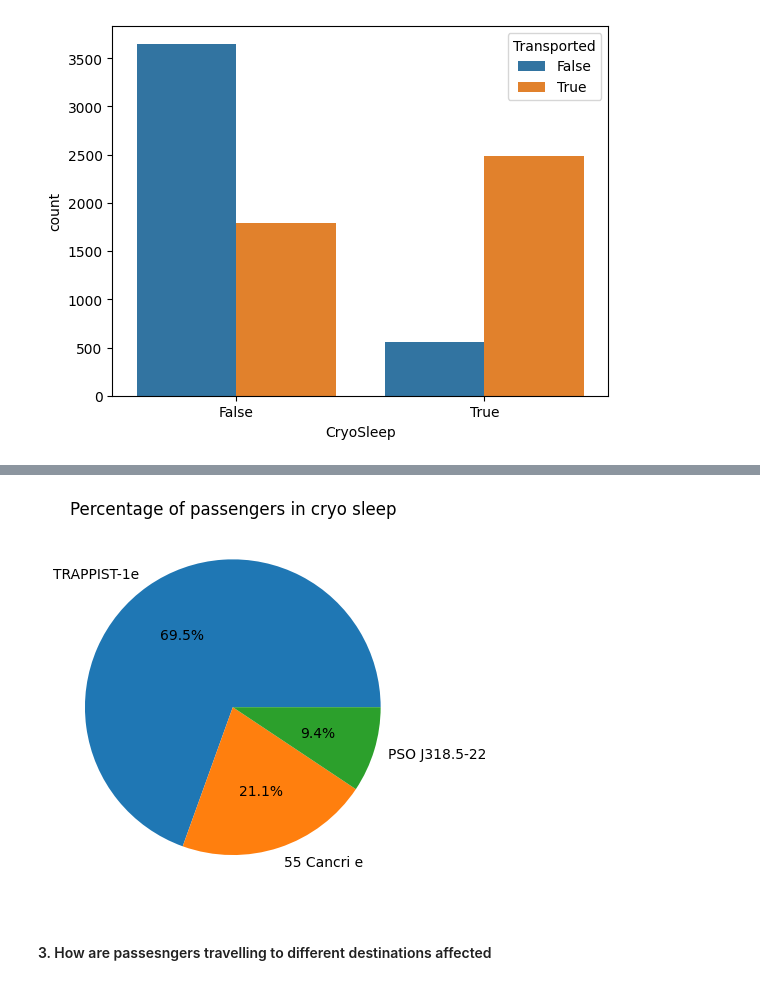
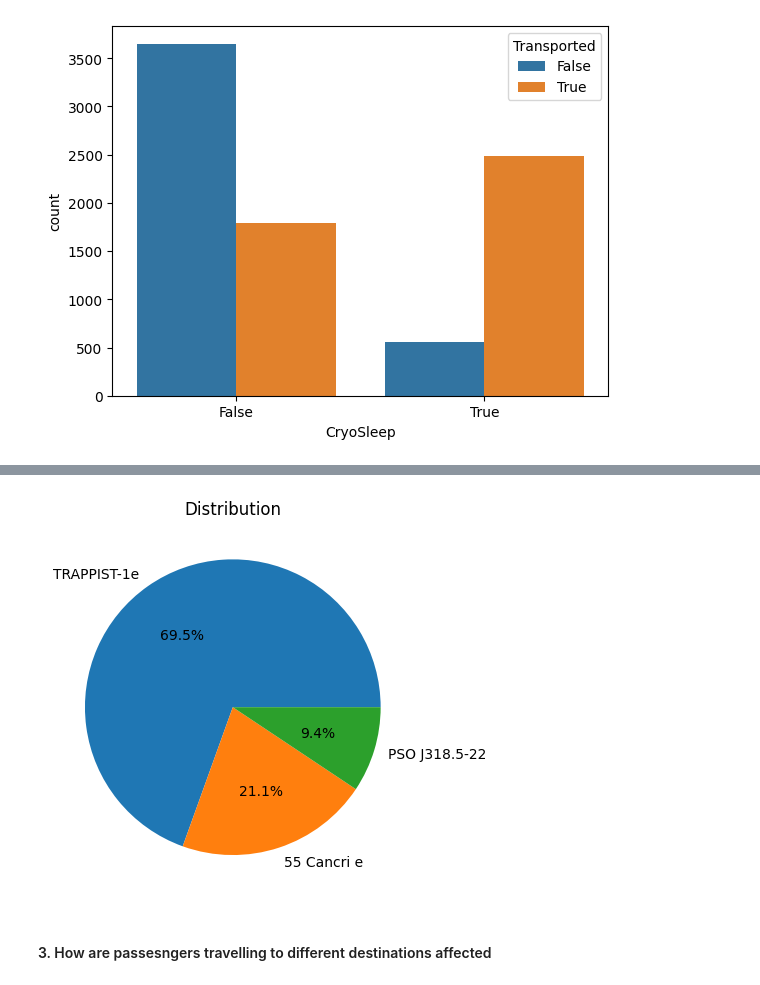
Before and after one commit to tejachalmala/Kaggle-Titanic-Spaceship-Survival, a Jupyter notebook: titanic_spaceship_survival.ipynb, the cells around one changed output, grey strips where cells are left out. Drawn from its saved outputs; the diff is of its cells as text; code cells hidden in the pictures.

```diff
--- a/titanic_spaceship_survival.ipynb
+++ b/titanic_spaceship_survival.ipynb
@@ -7,7 +7,8 @@ import seaborn as sns
 # %% [markdown]
 ## Load training data
 # %%
-tdf = pd.read_csv('spaceship-titanic/train.csv')
+train_df = pd.read_csv('spaceship-titanic/train.csv')
+test_df = pd.read_csv('spaceship-titanic/test.csv')
 # %% [markdown]
 ## Analysing data
 # %%
@@ -116,9 +117,9 @@ memory usage: 891.5+ KB
 # %%
-plt.pie(tdf["Destination"].value_counts(), labels=tdf["Destination"].value_counts().index, autopct='%1.1f%%')
+plt.pie(train_df["Destination"].value_counts(), labels=train_df["Destination"].value_counts().index, autopct='%1.1f%%')
 plt.title('Distribution')
 plt.show()
 # %% [output]
-[figure, old version]
+[figure, new version]
 # %% [markdown]
 #### 3. How are passesngers travelling to different destinations affected
 # %%
```
Also changed, not shown: parts of 21 cells of this notebook.
